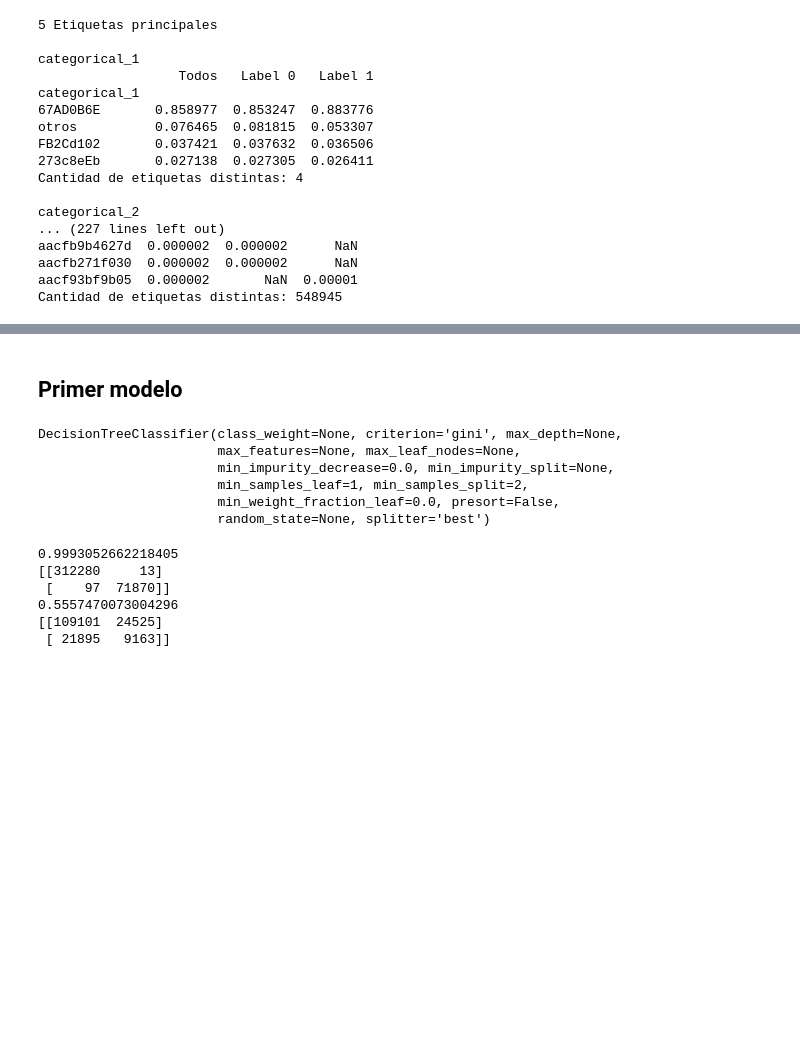
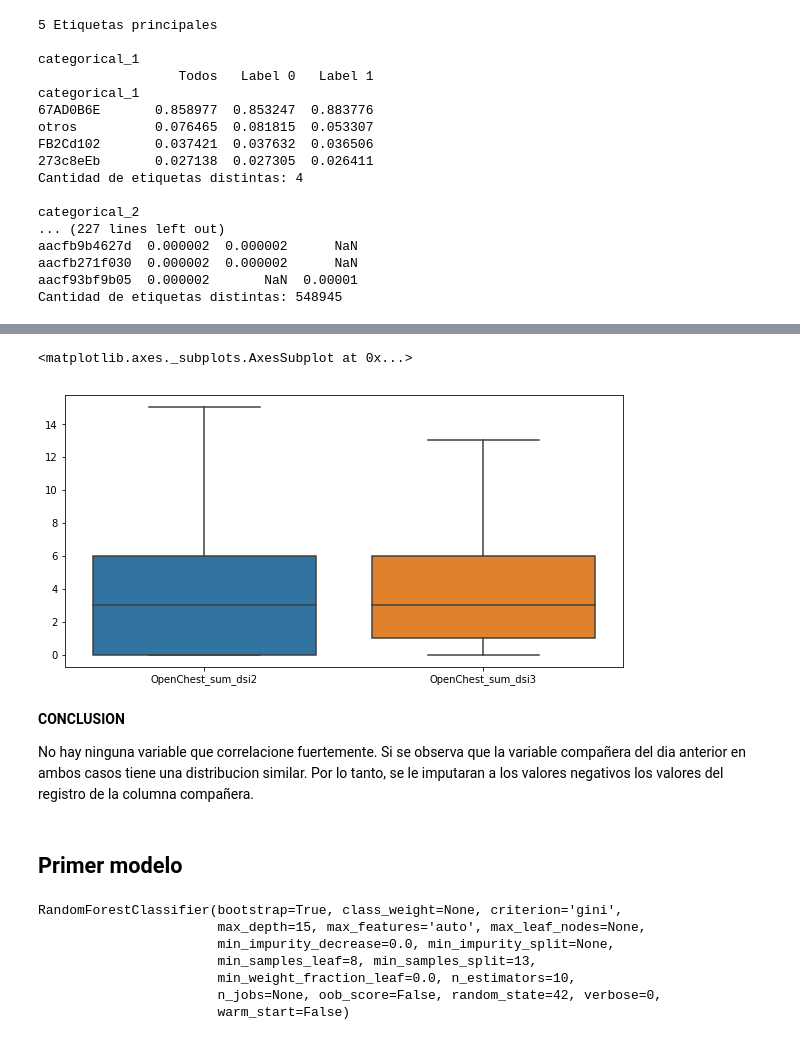
Before and after one commit to francomatiasferrari/md_MIM, a Jupyter notebook: analysis/EDA_FF.ipynb, the cells around one changed output, grey strips where cells are left out. Saved outputs shown, nothing was run; the diff lists cells and outputs as text; code cells hidden in the pictures; blank space fills up the shorter version.

```diff
--- a/analysis/EDA_FF.ipynb
+++ b/analysis/EDA_FF.ipynb
@@ -487,2 +508,13 @@ df.groupby('country').user_id.count().sort_values(ascending=False).count()
+# %%
+# Nulls in OpenChest_sum_dsi2
+plt.subplots(figsize=(10,5))
+sns.boxplot(data=df[["OpenChest_sum_dsi2","OpenChest_sum_dsi3"]], orient="v", showfliers = False)
+# %% [output]
+<matplotlib.axes._subplots.AxesSubplot at 0x...>
+[figure, added]
+# %% [markdown]
+<b>CONCLUSION</b>
+
+No hay ninguna variable que correlacione fuertemente. Si se observa que la variable compañera del dia anterior en ambos casos tiene una distribucion similar. Por lo tanto, se le imputaran a los valores negativos los valores del registro de la columna compañera.
 # %% [markdown]
 <h2>Primer modelo</h2>
@@ -504,35 +529,38 @@ labels = df.loc[:, df.columns == 'Label']
 
 X_train, X_test, y_train, y_test = train_test_split(features, labels, test_size=0.3, random_state=42)
 
-tree_clf = DecisionTreeClassifier()
+#tree_clf = DecisionTreeClassifier()
+
+#tree_clf = RandomForestClassifier()
+
+#tree_clf = XGBClassifier()
 
 """
-tree_clf = DecisionTreeClassifier(max_depth=35,
+tree_clf = LGBMClassifier(n_estimators = 100,
+                       learning_rate = 0.3,
+                       #max_features=8,
+                       max_depth = 10,
+                       #num_leaves = 50,
+                       min_data_in_leaf = 8,
+                       min_sample_split = 13,
+                       boosting_type = 'dart',
+                       metric='auc',
+                       random_state=42
+                      )
+"""
+
+
+tree_clf = RandomForestClassifier(max_depth=15,
                                   min_samples_leaf=8,
                                   min_samples_split=13,
-                                  max_leaf_nodes = 20000,
                                   random_state=42)
-"""
+
 tree_clf.fit(X_train, y_train)
 # %% [output]
-DecisionTreeClassifier(class_weight=None, criterion='gini', max_depth=None,
-                       max_features=None, max_leaf_nodes=None,
+RandomForestClassifier(bootstrap=True, class_weight=None, criterion='gini',
+                       max_depth=15, max_features='auto', max_leaf_nodes=None,
                        min_impurity_decrease=0.0, min_impurity_split=None,
-                       min_samples_leaf=1, min_samples_split=2,
-                       min_weight_fraction_leaf=0.0, presort=False,
-                       random_state=None, splitter='best')
+                       min_samples_leaf=8, min_samples_split=13,
+                       min_weight_fraction_leaf=0.0, n_estimators=10,
+                       n_jobs=None, oob_score=False, random_state=42, verbose=0,
+                       warm_start=False)
-# %%
-print('Train results:')
-print(evaluate_roc(tree_clf, X_train, y_train))
-print(evaluate_confMat(tree_clf, X_train, y_train))
-print()
-print('Test results:')
-print(evaluate_roc(tree_clf, X_test, y_test))
-print(evaluate_confMat(tree_clf, X_test, y_test))
-# %% [output]
-0.9993052662218405
-[[312280     13]
- [    97  71870]]
-0.5557470073004296
-[[109101  24525]
- [ 21895   9163]]
```
Also changed, not shown: parts of 23 cells of this notebook, 5 other files.
